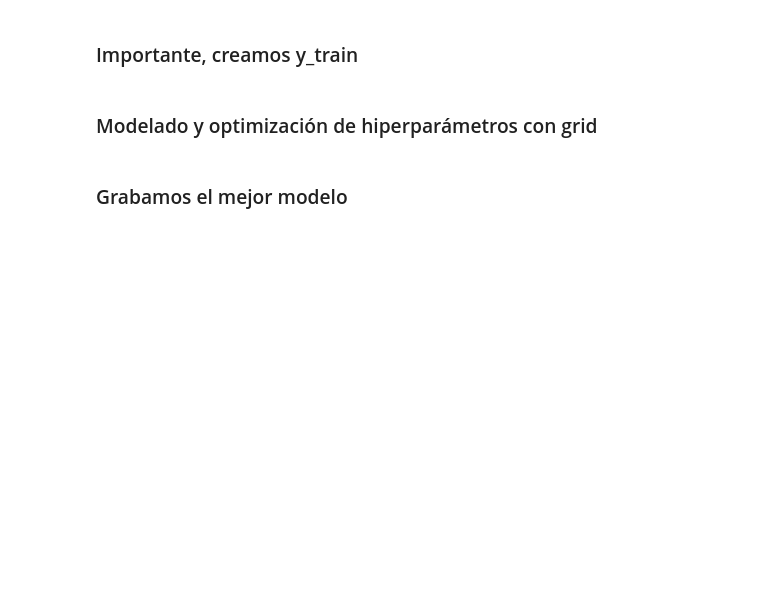
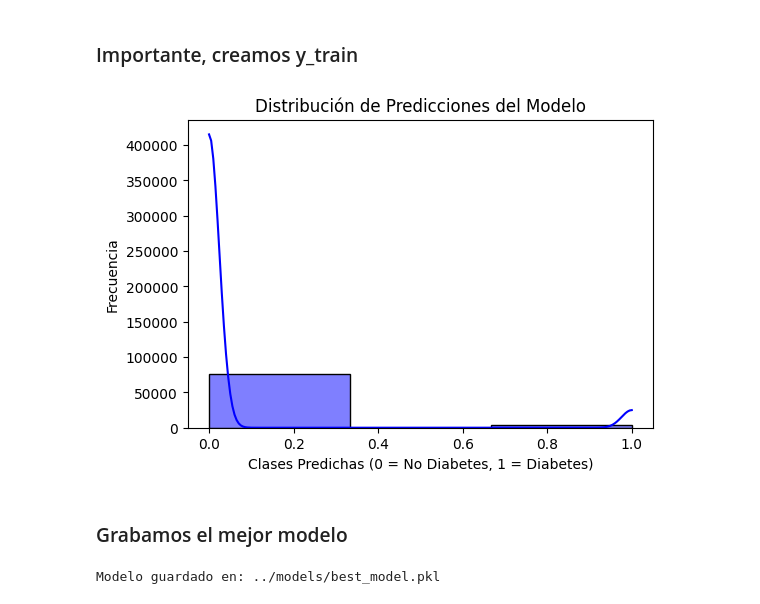
Before and after one commit to annahico/Team-Challenge_Team08, a Jupyter notebook: src/result_notebook/Turing_Pipelines_I.ipynb, the cells around one changed output. Saved outputs shown, nothing was run; the diff lists cells and outputs as text; code cells hidden in the pictures; blank space fills up the shorter version.

```diff
--- a/src/result_notebook/Turing_Pipelines_I.ipynb
+++ b/src/result_notebook/Turing_Pipelines_I.ipynb
@@ -221,3 +320,29 @@ Name: count, dtype: int64
 ### Codificación de Variables Categóricas (OneHotEnconder vs OrdinalEncoder)
 # %% [markdown]
 ### Numericas. Transformación y escalado
+# %%
+# Identificar variables numéricas y categóricas
+numeric_features = X_train.select_dtypes(include=["int64", "float64"]).columns
+categorical_features = X_train.select_dtypes(include=["object"]).columns
+
+# Definir preprocesadores
+numeric_transformer = Pipeline([
+    ("imputer", SimpleImputer(strategy="median")),  # Imputar valores nulos con la mediana
+    ("scaler", StandardScaler())  # Escalar características numéricas
+])
+
+categorical_transformer = Pipeline([
+    ("imputer", SimpleImputer(strategy="most_frequent")),  # Imputar valores nulos con el valor más frecuente
+    ("encoder", OneHotEncoder(handle_unknown="ignore"))  # Convertir variables categóricas en one-hot encoding
+])
+
+# Combinar en un ColumnTransformer
+preprocessor = ColumnTransformer([
+    ("num", numeric_transformer, numeric_features),
+    ("cat", categorical_transformer, categorical_features),
+    ("Exclude", "drop", columns_to_exclude)
+])
+
+# Aplicar el preprocesamiento a los datos de entrenamiento y prueba
+X_train_preprocessed = preprocessor.fit_transform(X_train)
+# X_test_preprocessed = preprocessor.transform(X_test)
@@ -259,4 +537,12 @@ y_train = train_set[target]
-# %% [markdown]
-### Modelado y optimización de hiperparámetros con grid
+# %%
+# Visualizar la distribución de predicciones
+plt.figure(figsize=(6, 4))
+sns.histplot(y_pred_adjusted, bins=3, kde=True, color="blue")
+plt.xlabel("Clases Predichas (0 = No Diabetes, 1 = Diabetes)")
+plt.ylabel("Frecuencia")
+plt.title("Distribución de Predicciones del Modelo")
+plt.show()
+# %% [output]
+[figure, added]
 # %% [markdown]
 ### Grabamos el mejor modelo
@@ -262,0 +552,7 @@ y_train = train_set[target]
+# %%
+# Guardar el modelo entrenado
+os.makedirs("../models", exist_ok=True)
+joblib.dump(pipeline, model_path)
+print(f"Modelo guardado en: {model_path}")
+# %% [output]
+Modelo guardado en: ../models/best_model.pkl
```
Also changed, not shown: parts of 18 cells of this notebook, 3 other files.
